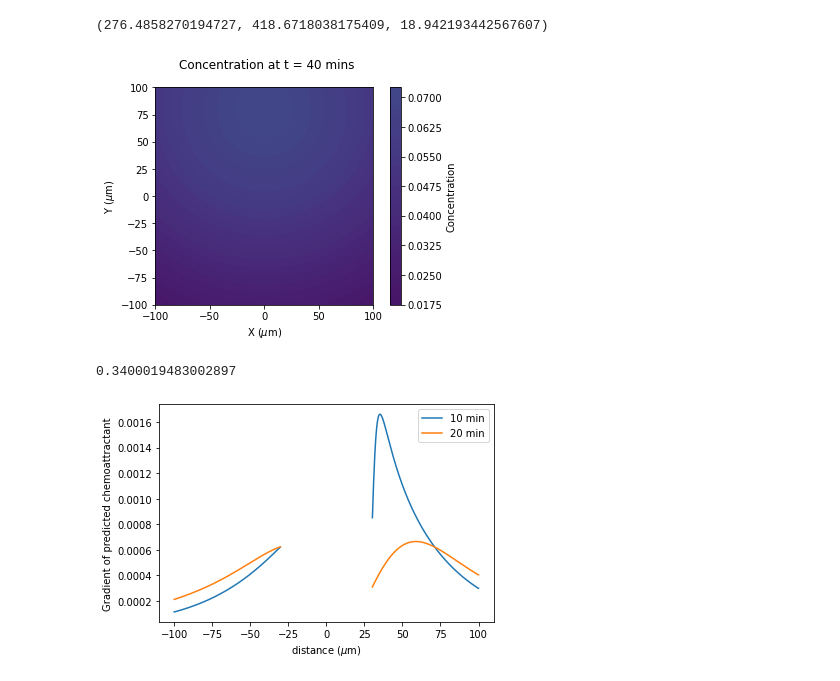
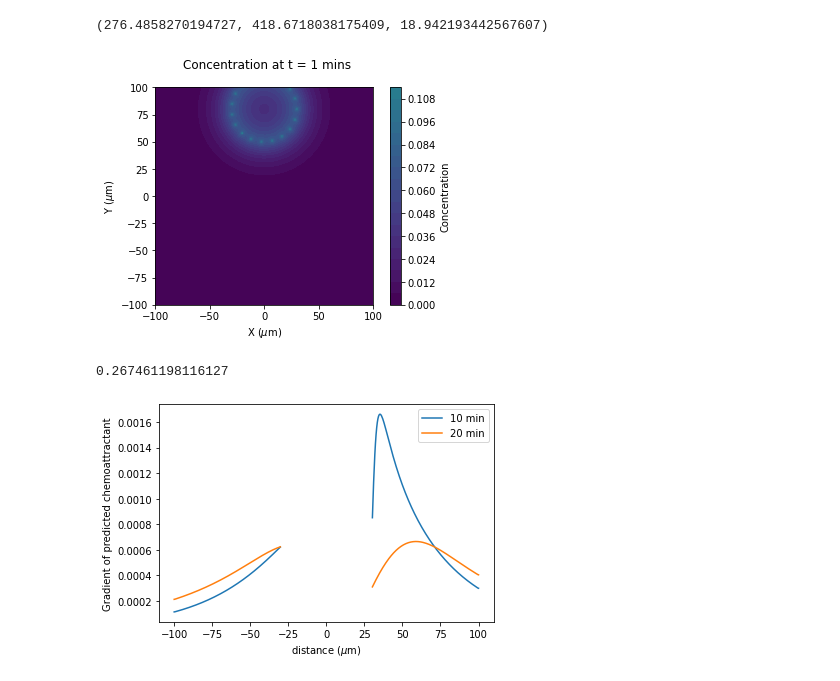
Before and after one commit to Schumacher-group/ImmuneCellMigrationAnalysis, a Jupyter notebook: Notebooks/Diffusion Plots.ipynb, the cells around one changed output. Saved outputs shown, nothing was run; the diff lists cells and outputs as text; code cells hidden in the pictures.

```diff
--- a/Notebooks/Diffusion Plots.ipynb
+++ b/Notebooks/Diffusion Plots.ipynb
@@ -109,41 +109,41 @@ X, Y = np.meshgrid(x, y)
 source_locations = location_of_sources(halfwound_on, two_wounds)
 source_strength = strength_of_sources(halfwound_on, q_control)
 # Set the values of ts, D, and tau
-ts = 40 # current time - min
+ts = 1 # current time - min
 
 # Calculate the concentration at each point in the grid
 concentration = concentration_multiple_sources(X, Y, ts, source_locations, source_strength, D_control, tau_control)
-max_concentration = concentration_multiple_sources(X, Y, tau_control, source_locations, source_strength, D_control, tau_control)
+max_concentration = concentration_multiple_sources(X, Y, 20, source_locations, source_strength, D_control, tau_control)
 max_concentration = max_concentration.max()
 # levels = np.linspace(concentration.min(),concentration.max(), 20)
 
 # plotting
 fig, ax = plt.subplots(1)
 ax.set_aspect('equal')
 
 im = ax.contourf(X, Y, concentration, levels=20, vmin=0, vmax=max_concentration)
 
 ax.set_xlabel('X ($\mu$m)')
 ax.set_ylabel('Y ($\mu$m)')
 cbar = fig.colorbar(im)
 cbar.set_label('Concentration')
 
 fig.suptitle(f'Concentration at t = {int(ts)} mins')
 if (halfwound_on == True) & (two_wounds == False):
     plt.savefig(f"Figures/Half wound concentration at t = {ts}.pdf")
 elif (two_wounds == True) & (halfwound_on == False):
     plt.savefig(f"Figures/Two wound concentration at t = {ts}.pdf")
 elif (two_wounds == True) & (halfwound_on == True):
     plt.savefig(f"Figures/Two wound one KD concentration at t = {ts}.pdf")
 else:
     plt.savefig(f"Figures/Single wound concentration at t = {ts}.pdf")
 plt.show()
 # %% [output]
-[figure, old version]
+[figure, new version]
 # %%
 max_concentration
 # %% [output]
-0.3400019483002897
+0.267461198116127
 # %%
 # next will plot line plots of the predicted bias for half wound data
 # this needs to be averaged over multiple time-windows to compare with data
```
